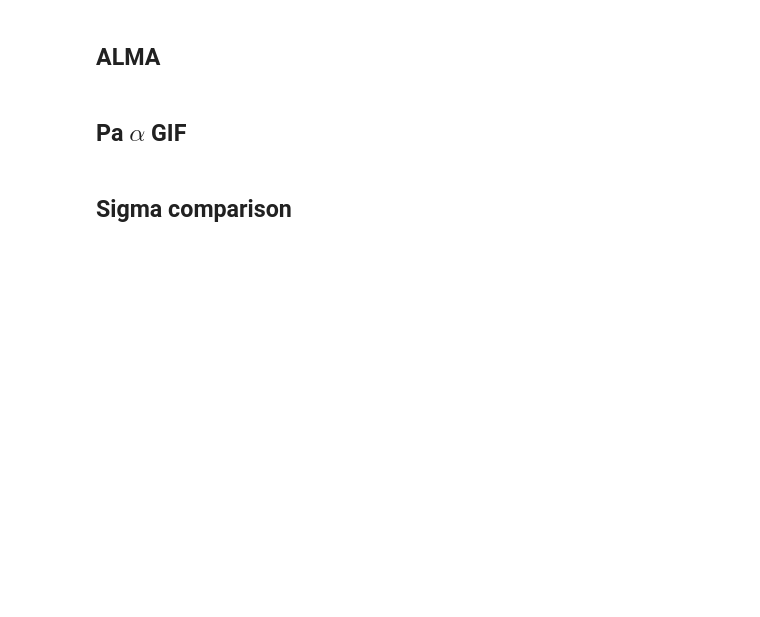
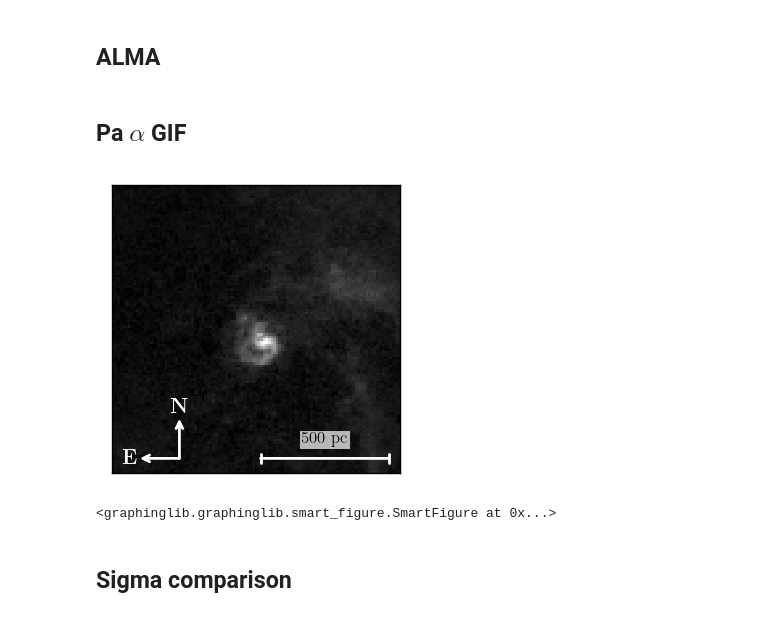
Before and after one commit to mamar828/master_centaurus, a Jupyter notebook: applications/paper_1/figs.ipynb, the cells around one changed output. Drawn from its saved outputs; the diff is of its cells as text; code cells hidden in the pictures; blank space fills up the shorter version.

Commit message:
Referee report figures modification

```diff
--- a/applications/paper_1/figs.ipynb
+++ b/applications/paper_1/figs.ipynb
@@ -2283,6 +2427,20 @@ hst_background_gif = rotate(hst_background_data.plot).copy_with(
     norm=colors.LogNorm(0.11, 0.4),
     show_color_bar=False,
 )
+# %%
+gl.SmartFigure(
+    remove_x_ticks=True,
+    remove_y_ticks=True,
+    aspect_ratio=1,
+    size=(3, 3),
+    # elements=[hst_background_gif, rotated_high_res_AGN, get_N_E_arrows(15, (25, 5), 0, 4, "w"),
+    elements=[hst_background_gif, get_N_E_arrows(15, (25, 5), 0, 4, "w"),
+              *get_scale_bar(hires_header, 500/pc_per_arcsec, "500 pc", (80, 5), 7, scale_bar_color="w")]
+# ).set_visual_params(axes_edge_color="w").save("figures/casca/hst_swirl_2.pdf", dpi=900, transparent=True)
+).show()
+# %% [output]
+[figure, added]
+<graphinglib.graphinglib.smart_figure.SmartFigure at 0x...>
 # %%
 starting_velocity = -600
 n_frames = 25
```
Also changed, not shown: parts of 65 cells of this notebook.
